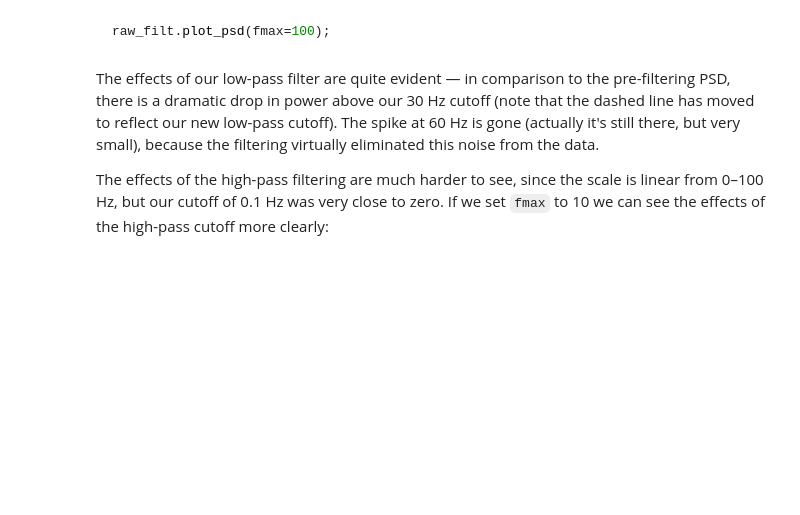
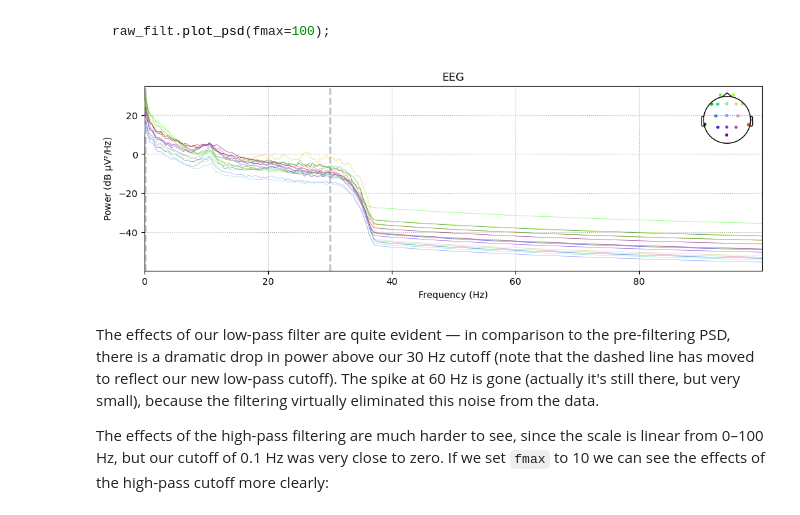
Before and after one commit to stochastic-bean/NDSCH7-Working-with-EEG-data, a Jupyter notebook: 2 - erp_filtering.ipynb, the cells around one changed output. Saved outputs shown, nothing was run; the diff lists cells and outputs as text; code cells hidden in the pictures; blank space fills up the shorter version.

Commit message:
filtered raw data and saved files

```diff
--- a/2 - erp_filtering.ipynb
+++ b/2 - erp_filtering.ipynb
@@ -121,12 +125,22 @@ hi_cut  = 30
 
 raw_filt = raw.copy().filter(low_cut, hi_cut)
 ~~~
+# %%
+# filter settings
+low_cut = 0.1
+hi_cut = 30
+
+raw_filt = raw.copy().filter(low_cut, hi_cut)
 # %% [markdown]
 ### Plot the frequency spectrum of the filtered data
 # %% [markdown]
 ~~~python
 raw_filt.plot_psd(fmax=100);
 ~~~
+# %%
+raw_filt.plot_psd(fmax=100)
+# %% [output]
+[figure, added]
 # %% [markdown]
 The effects of our low-pass filter are quite evident — in comparison to the pre-filtering PSD, there is a dramatic drop in power above our 30 Hz cutoff (note that the dashed line has moved to reflect our new low-pass cutoff). The spike at 60 Hz is gone (actually it's still there, but very small), because the filtering virtually eliminated this noise from the data.
 
```
Also changed, not shown: parts of 6 cells of this notebook, 2 other files.
